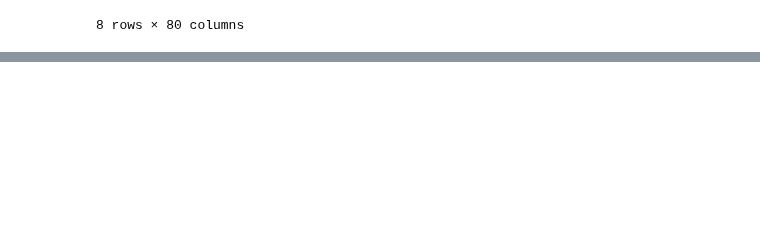
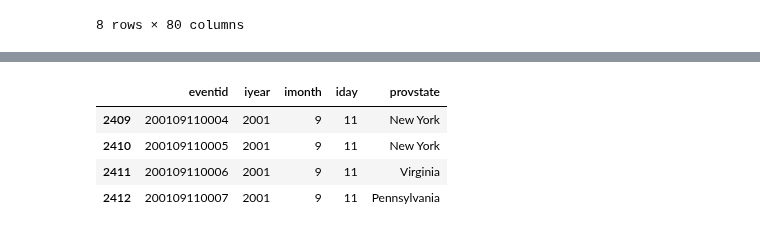
Before and after one commit to jakecarlson1/machine-learning-labs, a Jupyter notebook: Lab1/Lab 1 - Exploring Table Data.ipynb, the cells around one changed output, grey strips where cells are left out. Cells and saved outputs as stored; diff of their text form; code cells hidden in the pictures; blank space fills up the shorter version.

```diff
--- a/Lab1/Lab 1 - Exploring Table Data.ipynb
+++ b/Lab1/Lab 1 - Exploring Table Data.ipynb
@@ -187,0 +197,9 @@ memory usage: 2.8+ MB
+# %%
+df[['eventid','iyear','imonth','iday','provstate']] \
+[(df.iyear == 2001) & (df.imonth == 9) & (df.iday == 11)]
+# %% [output]
+|  | eventid | iyear | imonth | iday | provstate |
+| 2409 | 200109110004 | 2001 | 9 | 11 | New York |
+| 2410 | 200109110005 | 2001 | 9 | 11 | New York |
+| 2411 | 200109110006 | 2001 | 9 | 11 | Virginia |
+| 2412 | 200109110007 | 2001 | 9 | 11 | Pennsylvania |
```
Also changed, not shown: parts of 11 cells of this notebook, 1 other file.
